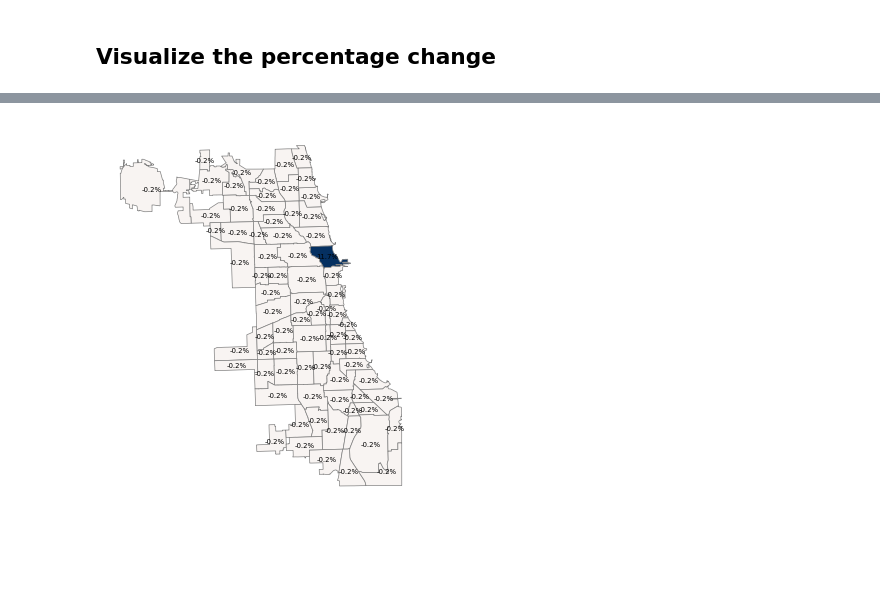
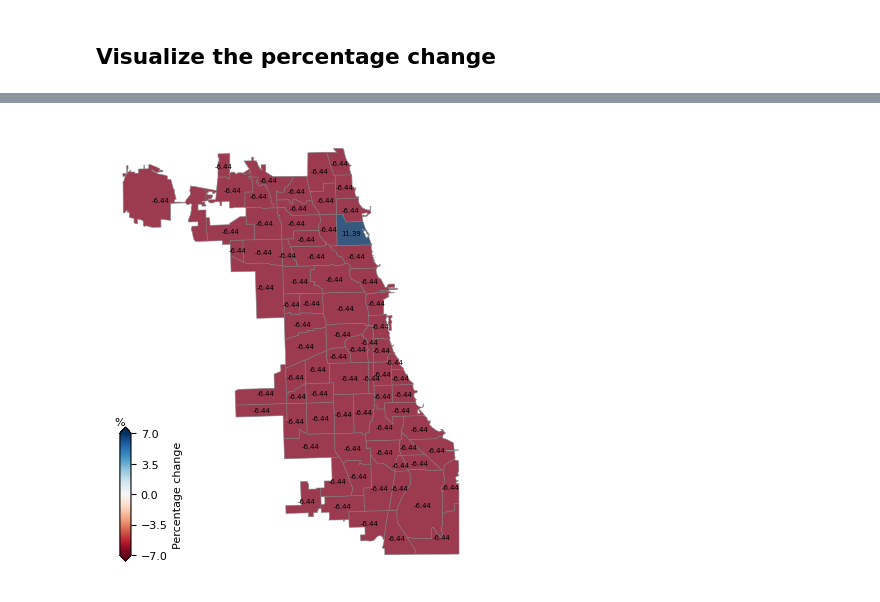
Before and after one commit to chengzhanhong/GNN_residential_choice, a Jupyter notebook: exp_elasticity.ipynb, the cells around one changed output, grey strips where cells are left out. Drawn from its saved outputs; the diff is of its cells as text; code cells hidden in the pictures; blank space fills up the shorter version.

```diff
--- a/exp_elasticity.ipynb
+++ b/exp_elasticity.ipynb
@@ -136,15 +191,15 @@ elasticity.to_clipboard()
 ## Calculate the cross-elasticities
 # %%
 # Calculate the cross-elasticities of the models
-n = 10  # The index of an individual in the test data
-i = [2, 4, 6, 27]  # The index of the alternative in the choice set
+n = 349  # The index of an individual in the test data
+i = [2, 4, 6, 27, 60]  # The index of the alternative in the choice set
 j = 5
 x = test_dataset[n][0]
 elasticity_results = {}
 
 for ii in i:
     elasticity_dict = {}
-    elasticity_dict["GNN"] = get_cross_elasticity(gnn, x, ii, j).detach().numpy()
+    elasticity_dict["GNN"] = get_cross_elasticity(gnn2, x, ii, j).detach().numpy()
     elasticity_dict["MLP"] = get_cross_elasticity(mlp, x, ii, j).detach().numpy()
     elasticity_dict["MNL"] = get_cross_elasticity(mnl, x, ii, j).detach().numpy()
     elasticity_results[ii] = pd.DataFrame(elasticity_dict, index=train_dataset.feature_names)
@@ -265,0 +380,27 @@ def plot_elasticity(model, comm_id, hh_id, percent_change, feature):
+# %%
+# 5, 330, value, 0.1
+# 5, 349, value, 0.1
+comm_id = 5
+# set hh_id as the individual with the highest choice probability
+data_loader = torch.utils.data.DataLoader(
+    test_dataset, batch_size=len(test_dataset), shuffle=False
+)
+x, y = next(iter(data_loader))
+p = gnn2(x).exp().detach().numpy()
+hh_id = np.argmax(p[:, comm_id])
+# hh_id = 330
+print(hh_id)  # 349
+feature = "h_units_scaled"
+# feature = "med_value_scaled"
+
+vmax=7
+vmin=-7
+f1 = plot_elasticity(
+    gnn1, comm_id=comm_id, hh_id=hh_id, percent_change=0.1, feature=feature, boundary=get_boundary(comm_id, 1), vmax=vmax, vmin=vmin
+)
+f2 = plot_elasticity(
+    gnn2, comm_id=comm_id, hh_id=hh_id, percent_change=0.1, feature=feature, boundary=get_boundary(comm_id, 2), vmax=vmax, vmin=vmin
+)
+f3 = plot_elasticity(
+    gnn3, comm_id=comm_id, hh_id=hh_id, percent_change=0.1, feature=feature, boundary=get_boundary(comm_id, 3), vmax=vmax, vmin=vmin
+)
@@ -266,4 +417,5 @@ def plot_elasticity(model, comm_id, hh_id, percent_change, feature):
 # %%
-p_change = plot_elasticity(mnl, comm_id=7, hh_id=10, percent_change=0.1, feature="med_value_scaled")
+f_mnl = plot_elasticity(mnl, comm_id=comm_id, hh_id=hh_id, percent_change=0.1, feature=feature, vmax=7, vmin=-7)
+f_mnl.savefig("elasticity_mnl.pdf")
 # %% [output]
-[figure, old version]
+[figure, new version]
```
Also changed, not shown: parts of 22 cells of this notebook, 3 other files.
